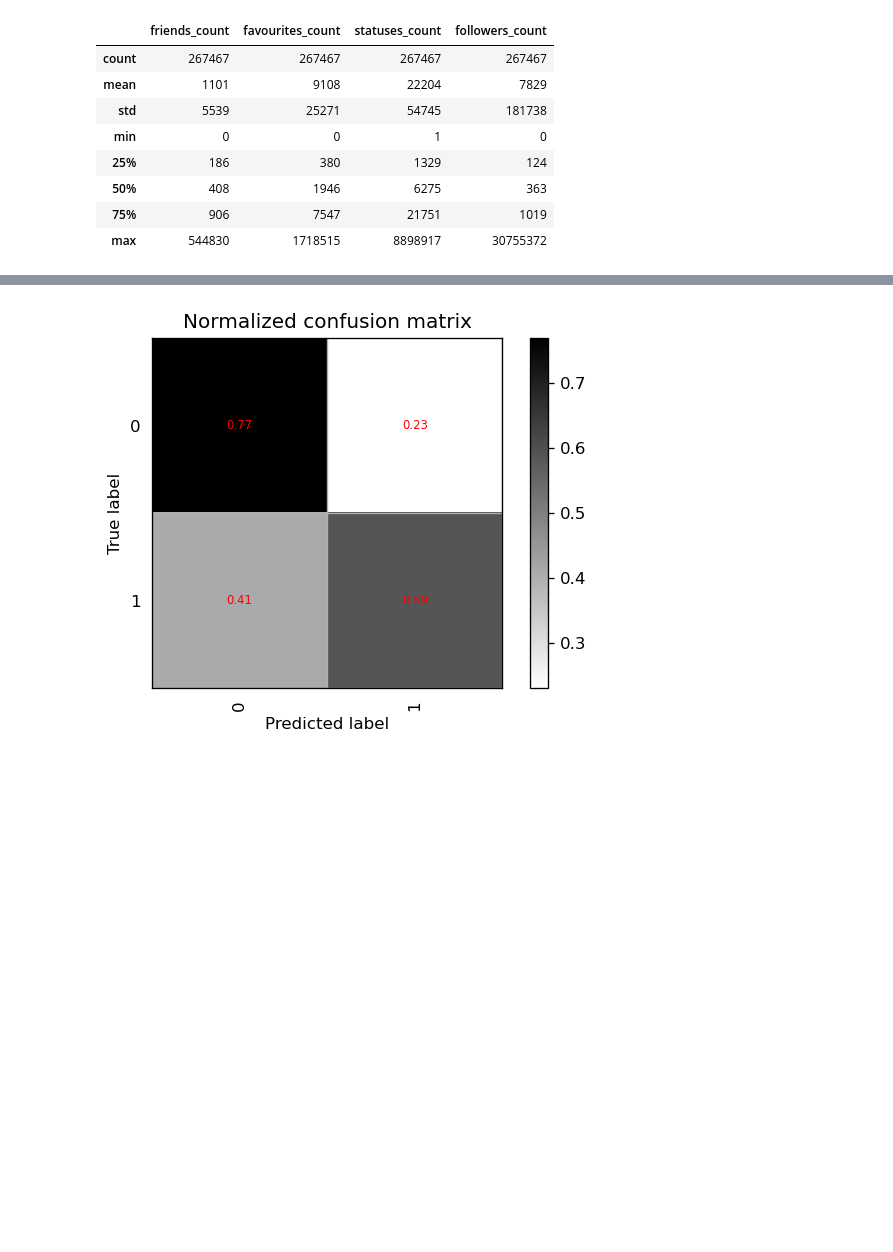
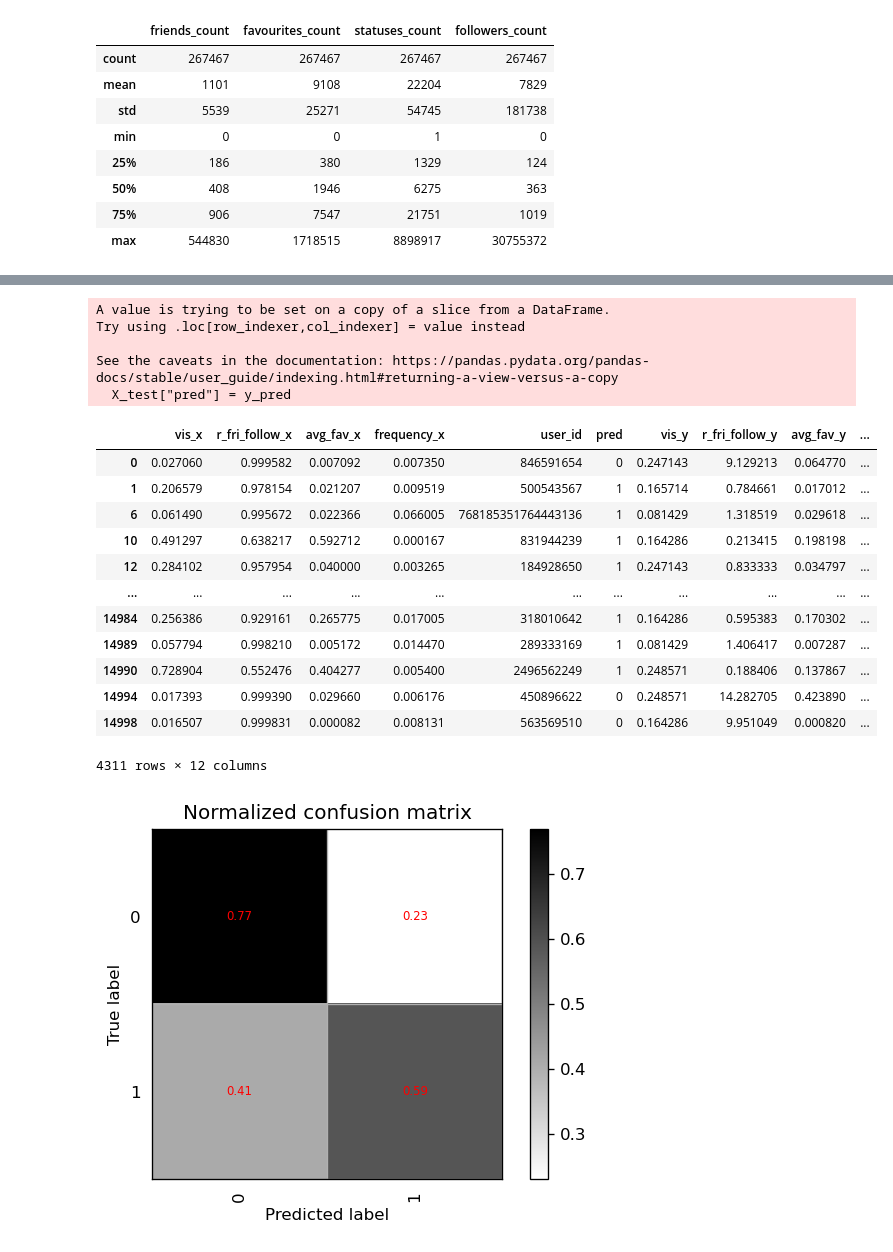
Before and after one commit to cug-sun/IF29_projet, a Jupyter notebook: Code définitif GR05.ipynb, the cells around one changed output, grey strips where cells are left out. Drawn from its saved outputs; the diff is of its cells as text; code cells hidden in the pictures; blank space fills up the shorter version.

```diff
--- a/Code définitif GR05.ipynb
+++ b/Code définitif GR05.ipynb
@@ -316,31 +387,15 @@ Y = Y.to_numpy().ravel()
 # %%
-from sklearn import svm
-from sklearn.model_selection import train_test_split
-from sklearn.model_selection import GridSearchCV
-from sklearn.metrics import accuracy_score, classification_report
-
-X_train, X_test, y_train, y_test = train_test_split(X, Y,
-                                    test_size=0.3, random_state=42) # On sépare les jeux d'entrâinement et de test
-
-
-# parameters = {'C':[1, 10, 100, 1000], 'kernel':['rbf'], 'gamma':[0.001,0.0001]}
-
 start = time.time()
 svm_clf = svm.SVC(C=100, gamma=10, class_weight='balanced')
-svm_clf.fit(X_train, y_train)
+svm_clf.fit(X_train.iloc[:,[0,1,2,3]], y_train)
 stop = time.time()
 print(f"Training time: {stop - start}s")
 
-
+# parameters = {'C':[1, 10, 100, 1000], 'kernel':['rbf'], 'gamma':[0.001,0.0001]}
 # svm_clf = svm.SVC()
-
-
 # clf = GridSearchCV(svm_clf, parameters)
 # clf.fit(X_train, y_train)
-
 # a=pd.DataFrame(clf.cv_results_)
 # a.sort_values(['mean_test_score'],ascending=False)
-
-
 # print(clf.best_estimator_, clf.best_score_)
 # %% [output]
@@ -360,0 +403,3 @@ weighted avg       0.80      0.72      0.75     15000
+# %%
+y_pred = svm_clf.predict(X_test.iloc[:,[0,1,2,3]])
+print(accuracy_score(y_test,y_pred),'\n',classification_report(y_test,y_pred))
@@ -361,3 +416,30 @@ weighted avg       0.80      0.72      0.75     15000
+# %%
+#add predict labels to X_test
+X_test["pred"] = y_pred
+# %% [output]
+A value is trying to be set on a copy of a slice from a DataFrame.
+Try using .loc[row_indexer,col_indexer] = value instead
+
+See the caveats in the documentation: https://pandas.pydata.org/pandas-docs/stable/user_guide/indexing.html#returning-a-view-versus-a-copy
+  X_test["pred"] = y_pred
+# %%
+joined = X_test.merge(features, left_on="user_id", right_on="user_id")
+# %%
+joined[joined["pred"]!=joined["kmeans"]]
+# %% [output]
+|  | vis_x | r_fri_follow_x | avg_fav_x | frequency_x | user_id | pred | vis_y | r_fri_follow_y | avg_fav_y | ... |
+| 0 | 0.027060 | 0.999582 | 0.007092 | 0.007350 | 846591654 | 0 | 0.247143 | 9.129213 | 0.064770 | ... |
+| 1 | 0.206579 | 0.978154 | 0.021207 | 0.009519 | 500543567 | 1 | 0.165714 | 0.784661 | 0.017012 | ... |
+| 6 | 0.061490 | 0.995672 | 0.022366 | 0.066005 | 768185351764443136 | 1 | 0.081429 | 1.318519 | 0.029618 | ... |
+| 10 | 0.491297 | 0.638217 | 0.592712 | 0.000167 | 831944239 | 1 | 0.164286 | 0.213415 | 0.198198 | ... |
+| 12 | 0.284102 | 0.957954 | 0.040000 | 0.003265 | 184928650 | 1 | 0.247143 | 0.833333 | 0.034797 | ... |
+| ... | ... | ... | ... | ... | ... | ... | ... | ... | ... | ... |
+| 14984 | 0.256386 | 0.929161 | 0.265775 | 0.017005 | 318010642 | 1 | 0.164286 | 0.595383 | 0.170302 | ... |
+| 14989 | 0.057794 | 0.998210 | 0.005172 | 0.014470 | 289333169 | 1 | 0.081429 | 1.406417 | 0.007287 | ... |
+| 14990 | 0.728904 | 0.552476 | 0.404277 | 0.005400 | 2496562249 | 1 | 0.248571 | 0.188406 | 0.137867 | ... |
+| 14994 | 0.017393 | 0.999390 | 0.029660 | 0.006176 | 450896622 | 0 | 0.248571 | 14.282705 | 0.423890 | ... |
+| 14998 | 0.016507 | 0.999831 | 0.000082 | 0.008131 | 563569510 | 0 | 0.164286 | 9.951049 | 0.000820 | ... |
+4311 rows × 12 columns
 # %%
 #plot confusion matrix
 from sklearn.metrics import confusion_matrix
```
Also changed, not shown: parts of 39 cells of this notebook.
